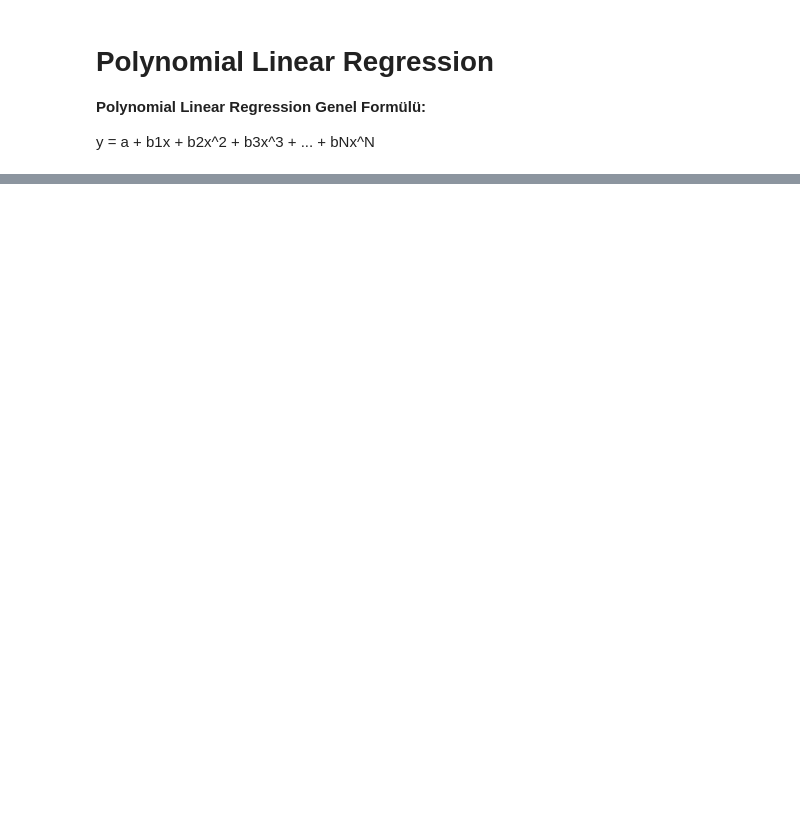
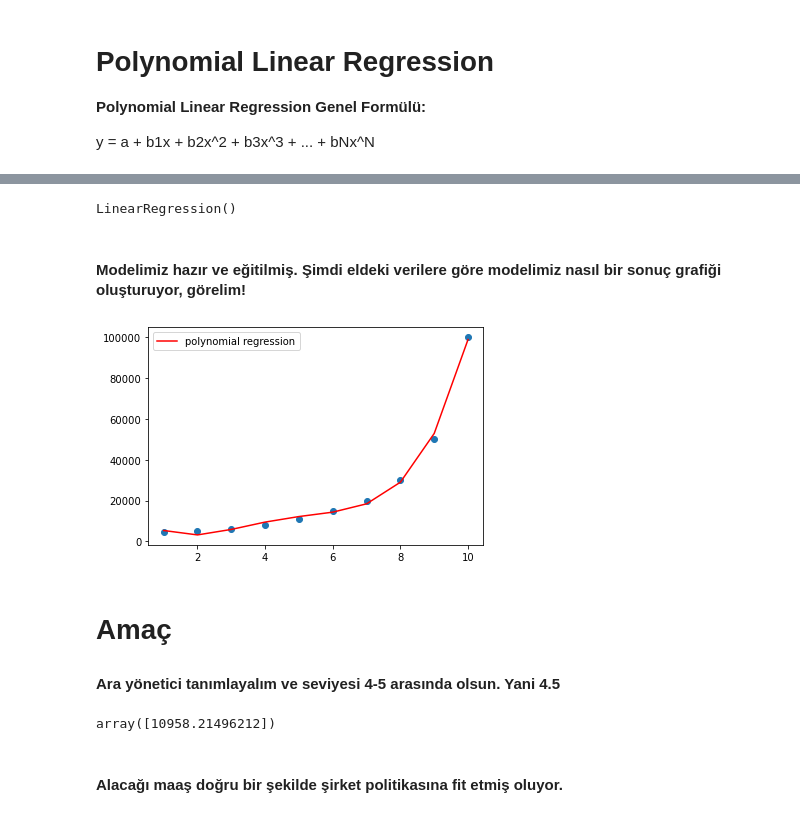
Before and after one commit to samedyldrmdev/machine-learning, a Jupyter notebook: hr_dep_maas_skalası_hesaplama/polynomial-linear-regression.ipynb, the cells around one changed output, grey strips where cells are left out. Cells and saved outputs as stored; diff of their text form; code cells hidden in the pictures; blank space fills up the shorter version.

```diff
--- a/hr_dep_maas_skalası_hesaplama/polynomial-linear-regression.ipynb
+++ b/hr_dep_maas_skalası_hesaplama/polynomial-linear-regression.ipynb
@@ -39,0 +56,31 @@ plt.scatter(df["deneyim"],df["maas"])
+# %%
+# regression model nesnemiz olan reg nesnemizi oluşturup bunun fit methodunu çağırarak x_polynomial ve y eksenlerini fit ediyor.
+# yani regression modelimizi mevcut gerçek verilerle eğitiyoruz.
+
+reg = LinearRegression()
+reg.fit(x_polynomial,df["maas"])
+# %% [output]
+LinearRegression()
+# %% [markdown]
+#### Modelimiz hazır ve eğitilmiş. Şimdi eldeki verilere göre modelimiz nasıl bir sonuç grafiği oluşturuyor, görelim!
+# %%
+y_head = reg.predict(x_polynomial)
+plt.plot(df["deneyim"], y_head, color = "red", label = "polynomial regression")
+# plt.plot(xekseni, yekseni, color = "green", label = "linear regression")
+
+# veri setimizi de noktalı bir şekilde scatter edelim ve polynomial regression'ın uyup uymadığını görelim.
+plt.scatter(df["deneyim"],df["maas"])
+plt.legend();
+# %% [output]
+[figure, added]
+# %% [markdown]
+# Amaç
+
+#### Ara yönetici tanımlayalım ve seviyesi 4-5 arasında olsun. Yani 4.5
+# %%
+x_polynomial1 = polynomial_regression.fit_transform([[4.5]])
+reg.predict(x_polynomial1)
+# %% [output]
+array([10958.21496212])
+# %% [markdown]
+#### Alacağı maaş doğru bir şekilde şirket politikasına fit etmiş oluyor.
```
Also changed, not shown: parts of 6 cells of this notebook.
